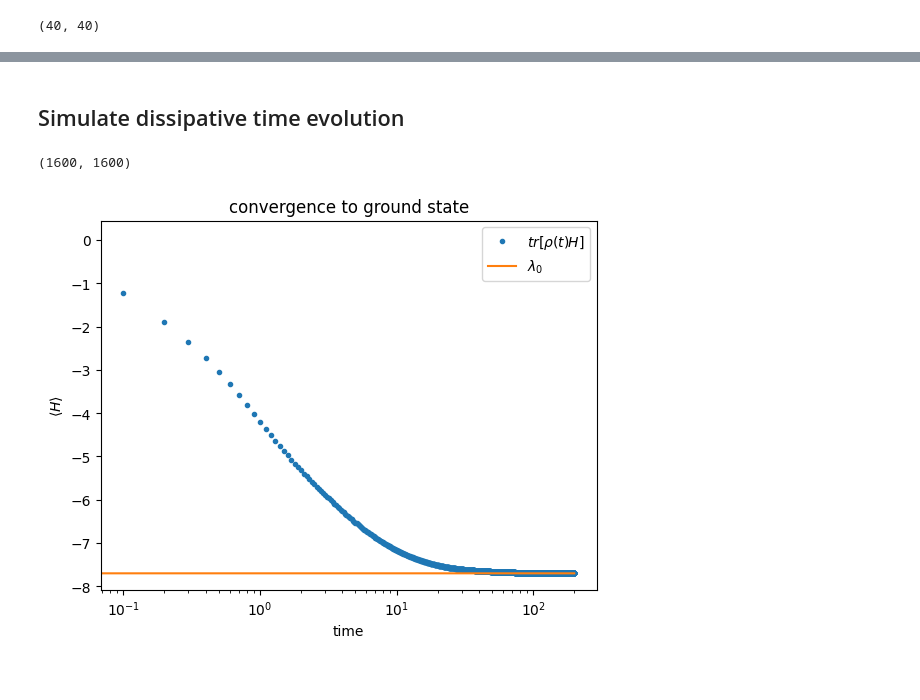
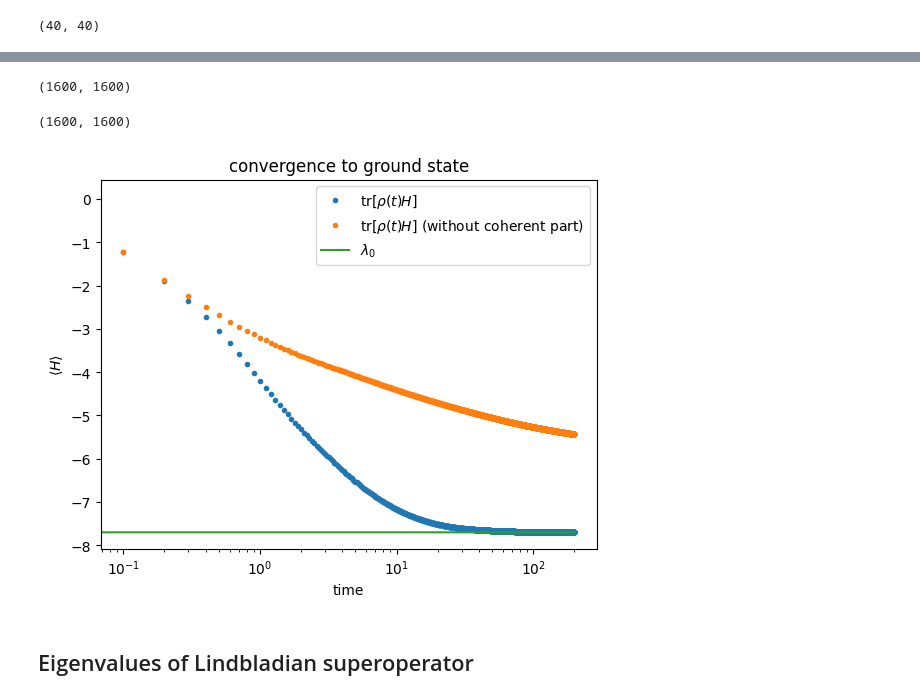
Before and after one commit to cmendl/lindbladian_simulation, a Jupyter notebook: code/examples/shuffling_demo.ipynb, the cells around one changed output, grey strips where cells are left out. Cells and saved outputs as stored; diff of their text form; code cells hidden in the pictures.

Commit message:
computing eigenvalues of Lindbladian superoperator (with and without coherent part) in shuffling demo

```diff
--- a/code/examples/shuffling_demo.ipynb
+++ b/code/examples/shuffling_demo.ipynb
@@ -74,14 +76,18 @@ K.shape
 # %%
 # time step
 tau = 0.1
-# %% [markdown]
-## Simulate dissipative time evolution
 # %%
 # time evolution operator (superoperator representation), including coherent Hamiltonian part
 expHK = expm(tau * (lbs.hamiltonian_superoperator(H) + lbs.lindblad_operator_matrix(K)))
 expHK.shape
 # %% [output]
 (1600, 1600)
+# %%
+# time evolution operator (superoperator representation), without coherent Hamiltonian part
+expK = expm(tau * lbs.lindblad_operator_matrix(K))
+expK.shape
+# %% [output]
+(1600, 1600)
 # %%
 rho_init = lbs.random_density_matrix(d, rng)
 # %%
@@ -92,13 +98,23 @@ en_list = [np.trace(H @ rho).real]
 for n in range(nsteps):
     rho = np.reshape(expHK @ rho.reshape(-1), rho.shape)
     en_list.append(np.trace(H @ rho).real)
+
+# without coherent Hamiltonian part
+rho = rho_init
+en_list_bare = [np.trace(H @ rho).real]
+for n in range(nsteps):
+    rho = np.reshape(expK @ rho.reshape(-1), rho.shape)
+    en_list_bare.append(np.trace(H @ rho).real)
 # %%
-plt.semilogx(tau * np.arange(nsteps + 1), en_list, ".", label=r"$tr[\rho(t) H]$")
+plt.semilogx(tau * np.arange(nsteps + 1), en_list, ".", label=r"$\mathrm{tr}[\rho(t) H]$")
+plt.semilogx(tau * np.arange(nsteps + 1), en_list_bare, ".", label=r"$\mathrm{tr}[\rho(t) H]$ (without coherent part)")
 plt.semilogx(tau * np.arange(nsteps + 1), eigvals[0]*np.ones(nsteps + 1), label=r"$\lambda_0$")
 plt.legend()
 plt.xlabel("time")
 plt.ylabel(r"$\langle H \rangle$")
 plt.title("convergence to ground state")
 plt.show()
 # %% [output]
-[figure, old version]
+[figure, new version]
+# %% [markdown]
+## Eigenvalues of Lindbladian superoperator
```
Also changed, not shown: parts of 5 cells of this notebook.
